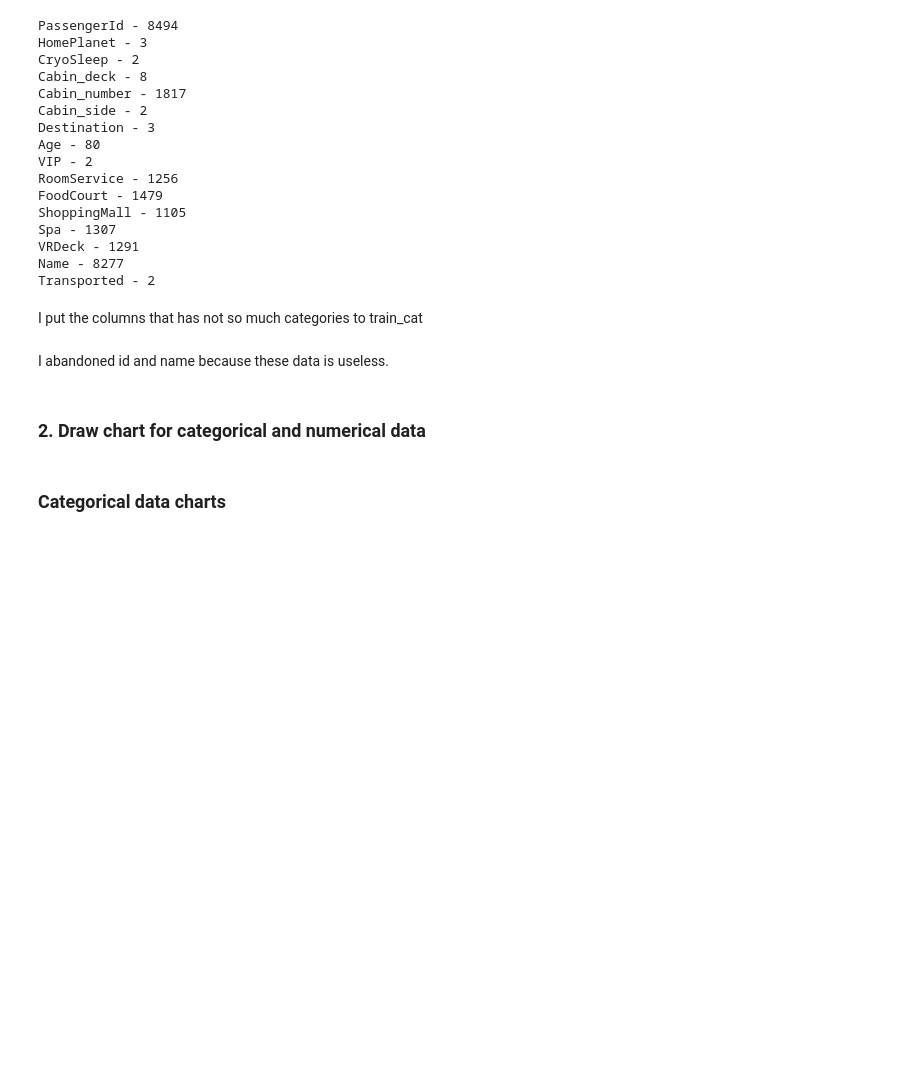
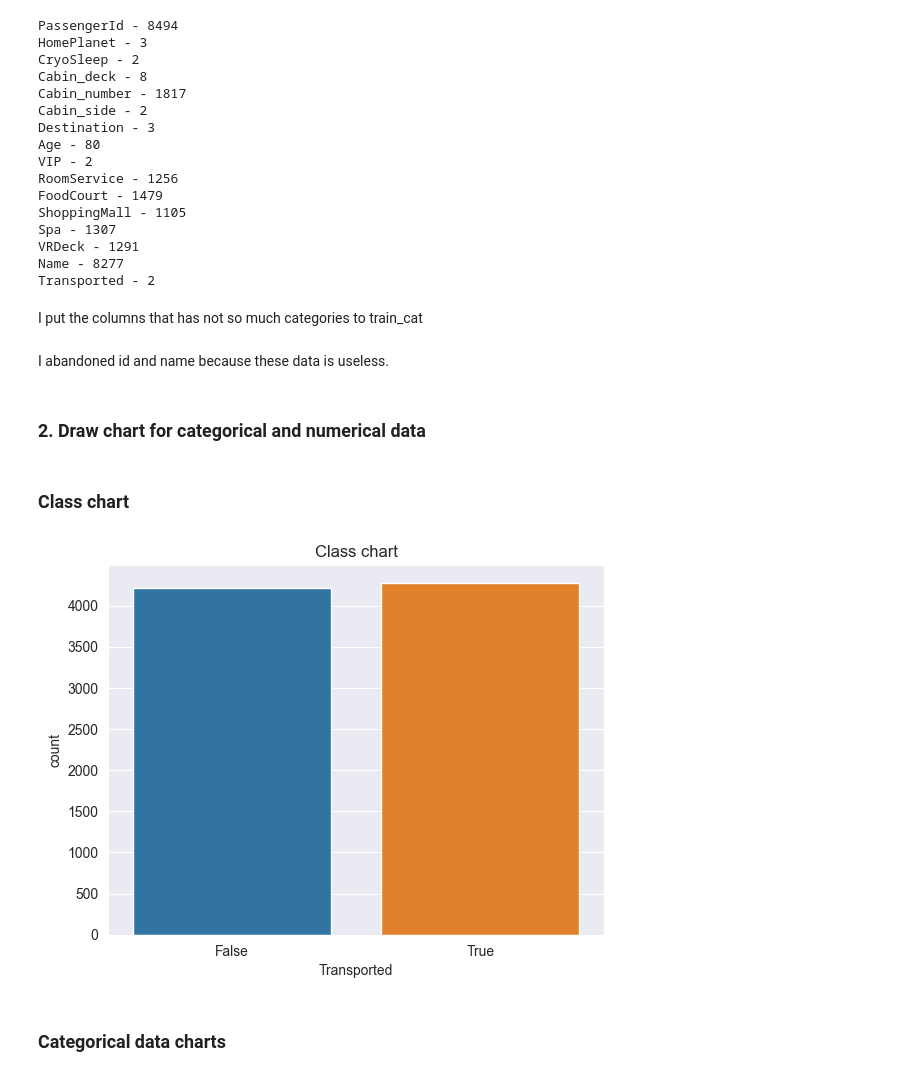
Before and after one commit to filip-kobus/spaceship-titanic-kaggle, a Jupyter notebook: notebook.ipynb, the cells around one changed output. Drawn from its saved outputs; the diff is of its cells as text; code cells hidden in the pictures; blank space fills up the shorter version.

```diff
--- a/notebook.ipynb
+++ b/notebook.ipynb
@@ -177,6 +180,18 @@ train_cat = train[['HomePlanet', 'Cabin_deck', 'Cabin_side', 'Destination', 'VIP
 I abandoned id and name because these data is useless.
 # %% [markdown]
 ### 2. Draw chart for categorical and numerical data
+# %% [markdown]
+### Class chart
+# %%
+sns.countplot(
+        data=train,
+        x='Transported',
+        palette=["#1f77b4", "#ff7f0e"]
+    )
+plt.title("Class chart")
+plt.show()
+# %% [output]
+[figure, added]
 # %% [markdown]
 ### Categorical data charts
 # %%
```
Also changed, not shown: parts of 18 cells of this notebook.
